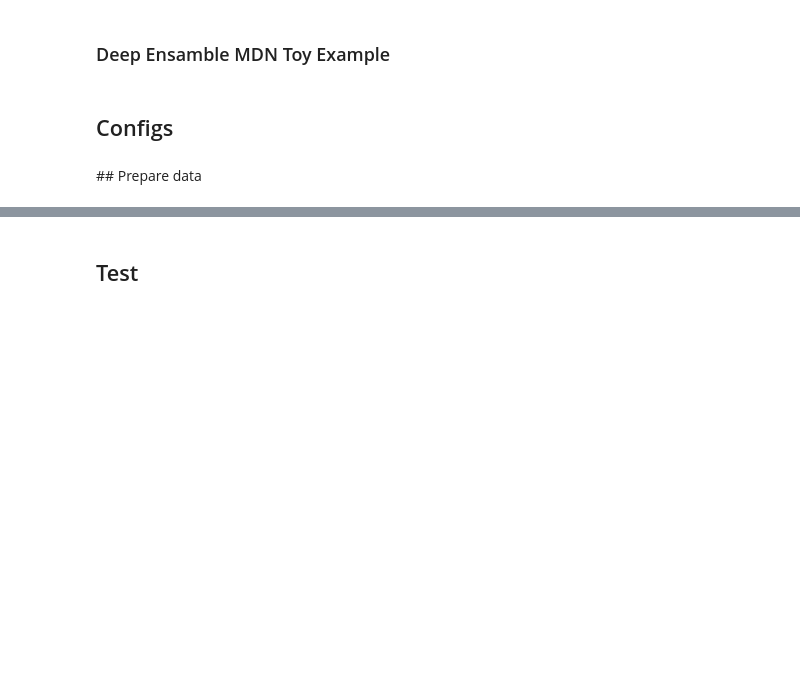
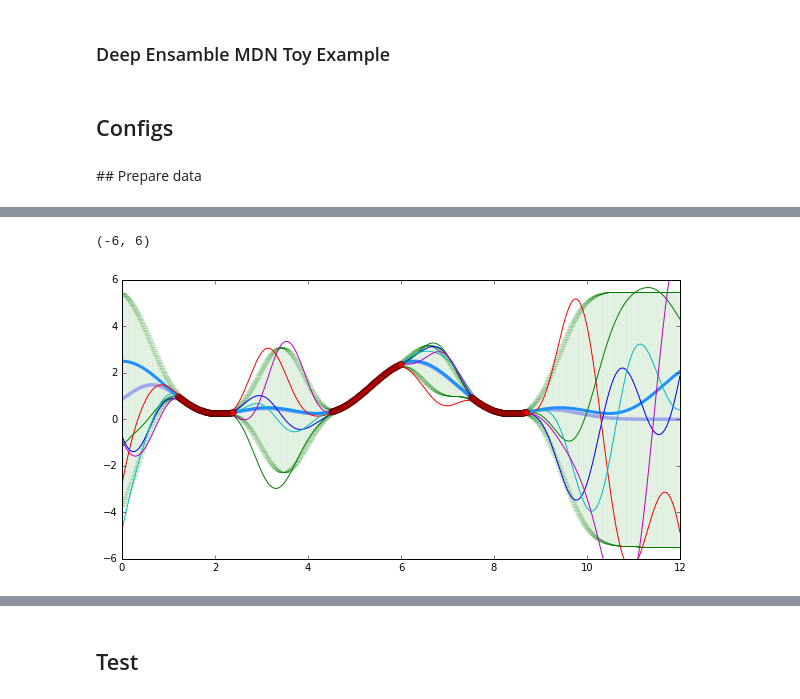
Before and after one commit to mjm522/aml, a Jupyter notebook: aml_dl/src/aml_dl/mdn/notebooks/ensemble_toy_example.ipynb, the cells around one changed output, grey strips where cells are left out. Cells and saved outputs as stored; diff of their text form; code cells hidden in the pictures; blank space fills up the shorter version.

```diff
--- a/aml_dl/src/aml_dl/mdn/notebooks/ensemble_toy_example.ipynb
+++ b/aml_dl/src/aml_dl/mdn/notebooks/ensemble_toy_example.ipynb
@@ -94,0 +128,8 @@ plt.show()
+# %%
+for idx in range(x_train.shape[0]):
+    gp.update(x_train[idx,:], y_train[idx,:])
+# %%
+pred, cov, logp = gp.predict3(x_values)
+std = np.sqrt(np.diagonal(cov))
+# %%
+sample_posterior = gp.sample_multivariate(pred, cov, len(pred), 5)
@@ -94,0 +143,11 @@ plt.show()
+# %%
+plt.figure(figsize=(10,5))
+plt.errorbar(x_values, pred, yerr=std, fmt='b-', ecolor='g', elinewidth=0.1, linewidth=3.5,alpha=0.3)
+plt.plot(x_values, y_values, 'dodgerblue', linewidth=3.0)
+plt.plot(x_values, sample_posterior)
+plt.plot(gp.x, gp.y, 'ro',alpha=0.3)
+plt.xlim(0,12)
+plt.ylim(-6,6)
+# %% [output]
+(-6, 6)
+[figure, added]
```
Also changed, not shown: parts of 22 cells of this notebook, 2 other files.
